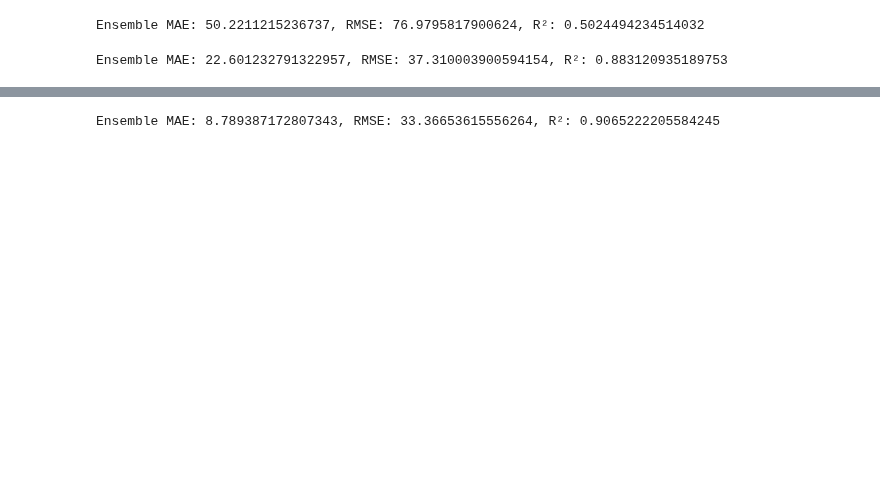
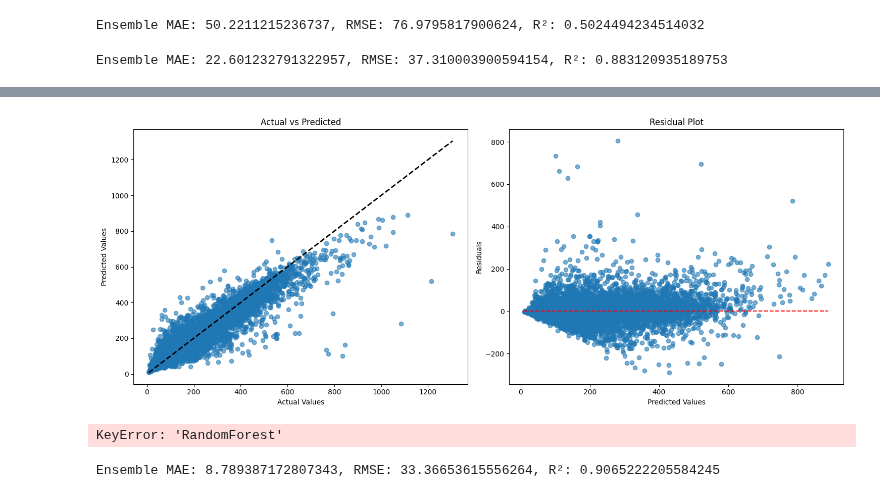
Before and after one commit to devguno/Surgical-Duration-Prediction, a Jupyter notebook: 1218.ipynb, the cells around one changed output, grey strips where cells are left out. Cells and saved outputs as stored; diff of their text form; code cells hidden in the pictures; blank space fills up the shorter version.

```diff
--- a/1218.ipynb
+++ b/1218.ipynb
@@ -232,2 +327,58 @@ Ensemble MAE: 22.601232791322957, RMSE: 37.310003900594154, R²: 0.8831209351897
+# %%
+import matplotlib.pyplot as plt
+
+# 실제 값과 예측 값 준비
+actual_values = y_test_all
+predicted_values = final_predictions
+
+# 잔차 계산
+residuals = actual_values - predicted_values
+
+# 그래프 생성
+fig, axes = plt.subplots(nrows=1, ncols=2, figsize=(15, 6))
+
+# 실제 값 vs 예측 값
+axes[0].scatter(actual_values, predicted_values, alpha=0.6)
+axes[0].plot([actual_values.min(), actual_values.max()], [actual_values.min(), actual_values.max()], 'k--', lw=2)
+axes[0].set_xlabel('Actual Values')
+axes[0].set_ylabel('Predicted Values')
+axes[0].set_title('Actual vs Predicted')
+
+# Residual Plot
+axes[1].scatter(predicted_values, residuals, alpha=0.6)
+axes[1].hlines(y=0, xmin=predicted_values.min(), xmax=predicted_values.max(), colors='red', linestyles='dashed')
+axes[1].set_xlabel('Predicted Values')
+axes[1].set_ylabel('Residuals')
+axes[1].set_title('Residual Plot')
+
+plt.tight_layout()
+plt.show()
+# %% [output]
+[figure, added]
+# %%
+import matplotlib.pyplot as plt
+
+# RandomForestRegressor 모델의 예측
+final_predictions_rf = models['RandomForest'].predict(X_test_all)
+
+# DecisionTreeRegressor 모델의 예측
+final_predictions_dt = models['DecisionTree'].predict(X_test_all)
+
+# 각 모델의 예측값에 대한 잔차 계산
+residuals_rf = y_test_all - final_predictions_rf
+residuals_dt = y_test_all - final_predictions_dt
+
+# Residual Plot 생성
+plt.figure(figsize=(10, 6))
+plt.scatter(final_predictions_rf, residuals_rf, alpha=0.5, label='Random Forest', color='blue')
+plt.scatter(final_predictions_dt, residuals_dt, alpha=0.5, label='Decision Tree', color='green')
+plt.hlines(y=0, xmin=min(final_predictions_rf.min(), final_predictions_dt.min()), xmax=max(final_predictions_rf.max(), final_predictions_dt.max()), colors='red', linestyles='dashed')
+plt.xlabel('Predicted Values')
+plt.ylabel('Residuals')
+plt.title('Residual Plot Comparison')
+plt.legend()
+plt.show()
+# %% [output]
+KeyError: 'RandomForest'
 # %%
 from sklearn.tree import DecisionTreeRegressor
```
Also changed, not shown: parts of 7 cells of this notebook.
